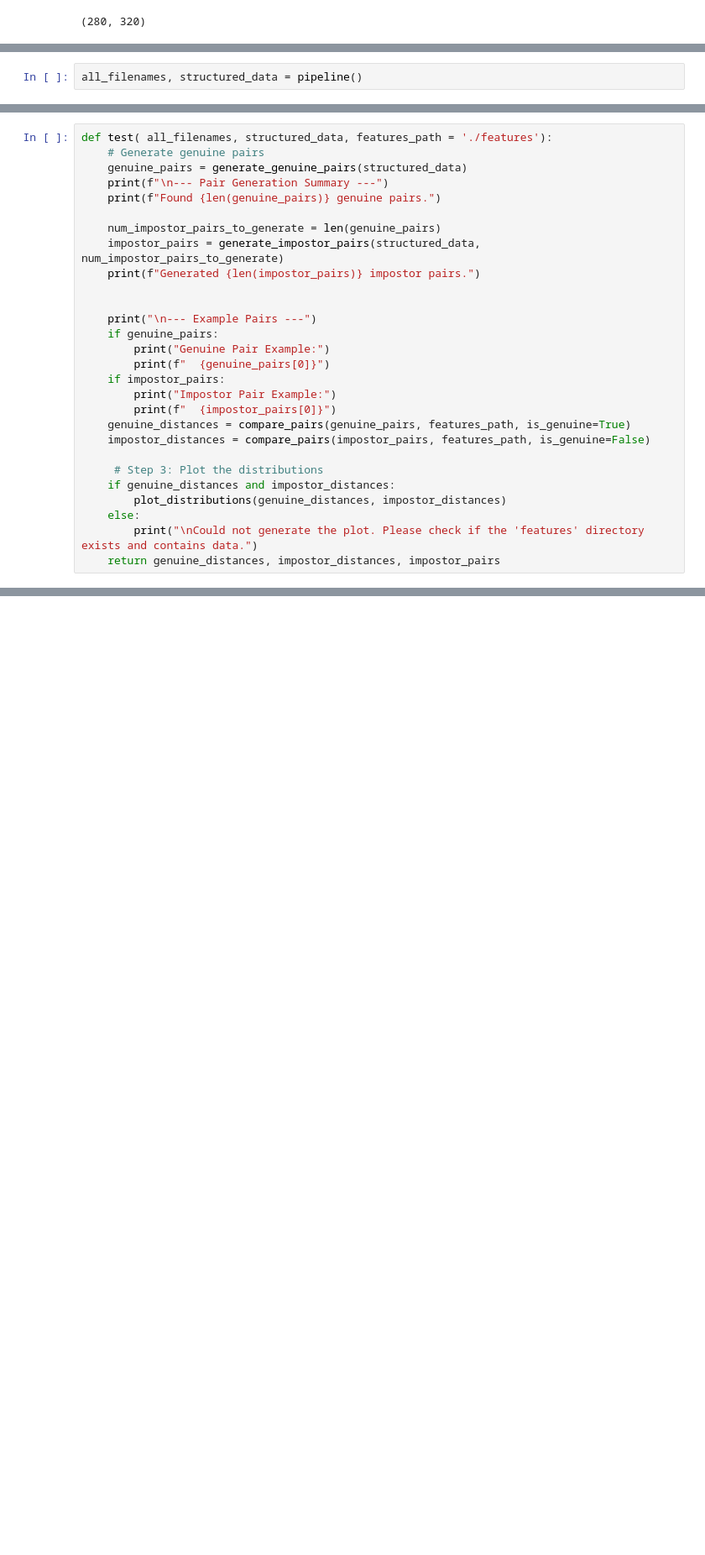
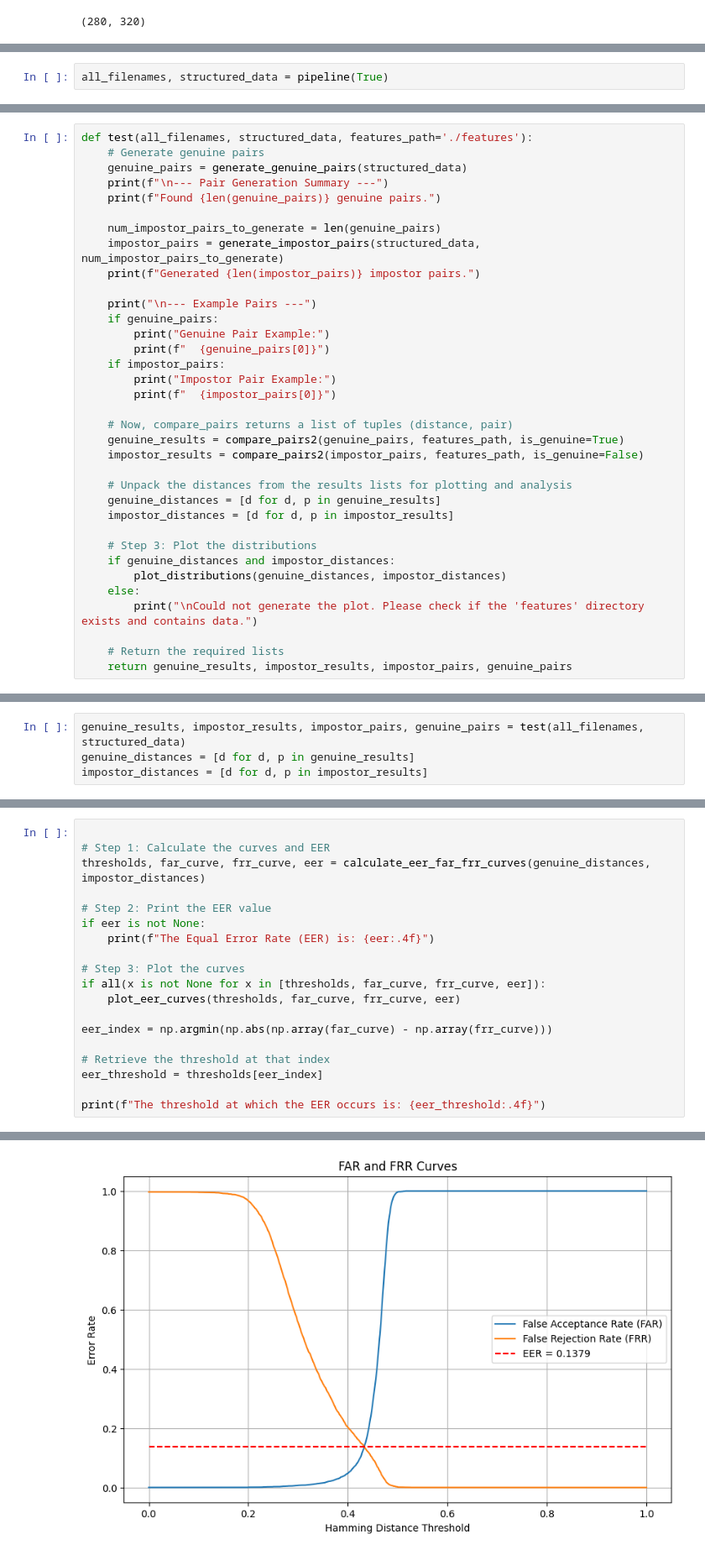
Before and after one commit to Onion-Ninja/iris-code, a Jupyter notebook: newpipeline/2.ipynb, the cells around one changed output, grey strips where cells are left out. Shown at 84% size. Cells and saved outputs as stored; diff of their text form; blank space fills up the shorter version.

```diff
--- a/newpipeline/2.ipynb
+++ b/newpipeline/2.ipynb
@@ -103,7 +170,7 @@ def pipeline(extract = False):
 
     return all_filenames, structured_data
 # %%
-all_filenames, structured_data = pipeline()
+all_filenames, structured_data = pipeline(True)
 # %% [output]
 Found 2240 .bmp files
 Organizaing users for 2240 files
@@ -183,7 +282,7 @@ def plot_distributions(genuine_distances, impostor_distances):
     plt.grid(True)
     plt.show()
 # %%
-def test( all_filenames, structured_data, features_path = './features'):
+def test(all_filenames, structured_data, features_path='./features'):
     # Generate genuine pairs
     genuine_pairs = generate_genuine_pairs(structured_data)
     print(f"\n--- Pair Generation Summary ---")
@@ -193,7 +292,6 @@ def test( all_filenames, structured_data, features_path = './features'):
     impostor_pairs = generate_impostor_pairs(structured_data, num_impostor_pairs_to_generate)
     print(f"Generated {len(impostor_pairs)} impostor pairs.")
 
-
     print("\n--- Example Pairs ---")
     if genuine_pairs:
         print("Genuine Pair Example:")
@@ -201,12 +299,20 @@ def test( all_filenames, structured_data, features_path = './features'):
     if impostor_pairs:
         print("Impostor Pair Example:")
         print(f"  {impostor_pairs[0]}")
-    genuine_distances = compare_pairs(genuine_pairs, features_path, is_genuine=True)
-    impostor_distances = compare_pairs(impostor_pairs, features_path, is_genuine=False)
 
-     # Step 3: Plot the distributions
+    # Now, compare_pairs returns a list of tuples (distance, pair)
+    genuine_results = compare_pairs2(genuine_pairs, features_path, is_genuine=True)
+    impostor_results = compare_pairs2(impostor_pairs, features_path, is_genuine=False)
+
+    # Unpack the distances from the results lists for plotting and analysis
+    genuine_distances = [d for d, p in genuine_results]
+    impostor_distances = [d for d, p in impostor_results]
+
+    # Step 3: Plot the distributions
     if genuine_distances and impostor_distances:
         plot_distributions(genuine_distances, impostor_distances)
     else:
         print("\nCould not generate the plot. Please check if the 'features' directory exists and contains data.")
-    return genuine_distances, impostor_distances, impostor_pairs
+
+    # Return the required lists
+    return genuine_results, impostor_results, impostor_pairs, genuine_pairs
@@ -283,0 +319,4 @@ Percentage of genuine pairs with distances greater than this value: 99.65%
+# %%
+genuine_results, impostor_results, impostor_pairs, genuine_pairs = test(all_filenames, structured_data)
+genuine_distances = [d for d, p in genuine_results]
+impostor_distances = [d for d, p in impostor_results]
@@ -283,0 +404,20 @@ Percentage of genuine pairs with distances greater than this value: 99.65%
+# %%
+
+# Step 1: Calculate the curves and EER
+thresholds, far_curve, frr_curve, eer = calculate_eer_far_frr_curves(genuine_distances, impostor_distances)
+
+# Step 2: Print the EER value
+if eer is not None:
+    print(f"The Equal Error Rate (EER) is: {eer:.4f}")
+
+# Step 3: Plot the curves
+if all(x is not None for x in [thresholds, far_curve, frr_curve, eer]):
+    plot_eer_curves(thresholds, far_curve, frr_curve, eer)
+
+eer_index = np.argmin(np.abs(np.array(far_curve) - np.array(frr_curve)))
+
+# Retrieve the threshold at that index
+eer_threshold = thresholds[eer_index]
+
+print(f"The threshold at which the EER occurs is: {eer_threshold:.4f}")
+# %% [output]
@@ -283,0 +425 @@ Percentage of genuine pairs with distances greater than this value: 99.65%
+[figure, added]
```
Also changed, not shown: parts of 14 cells of this notebook, 3 other files.
